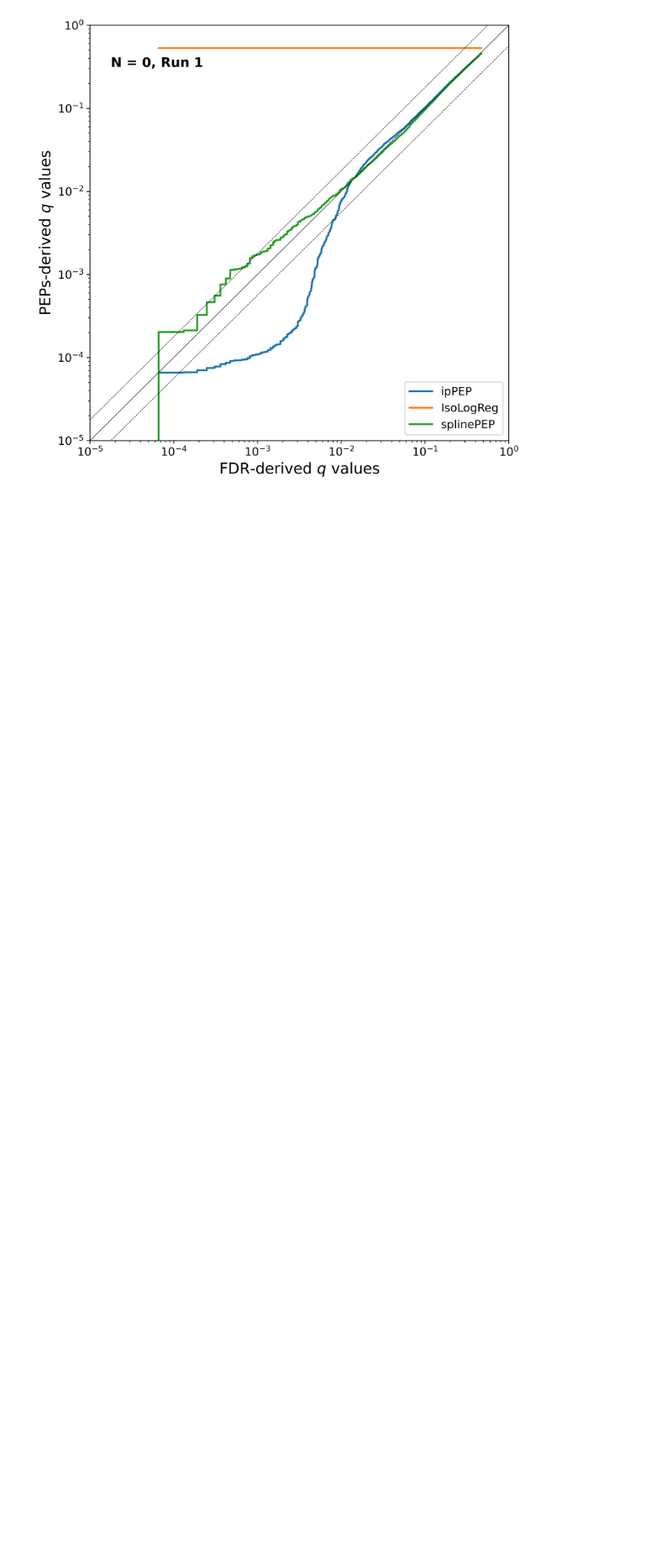
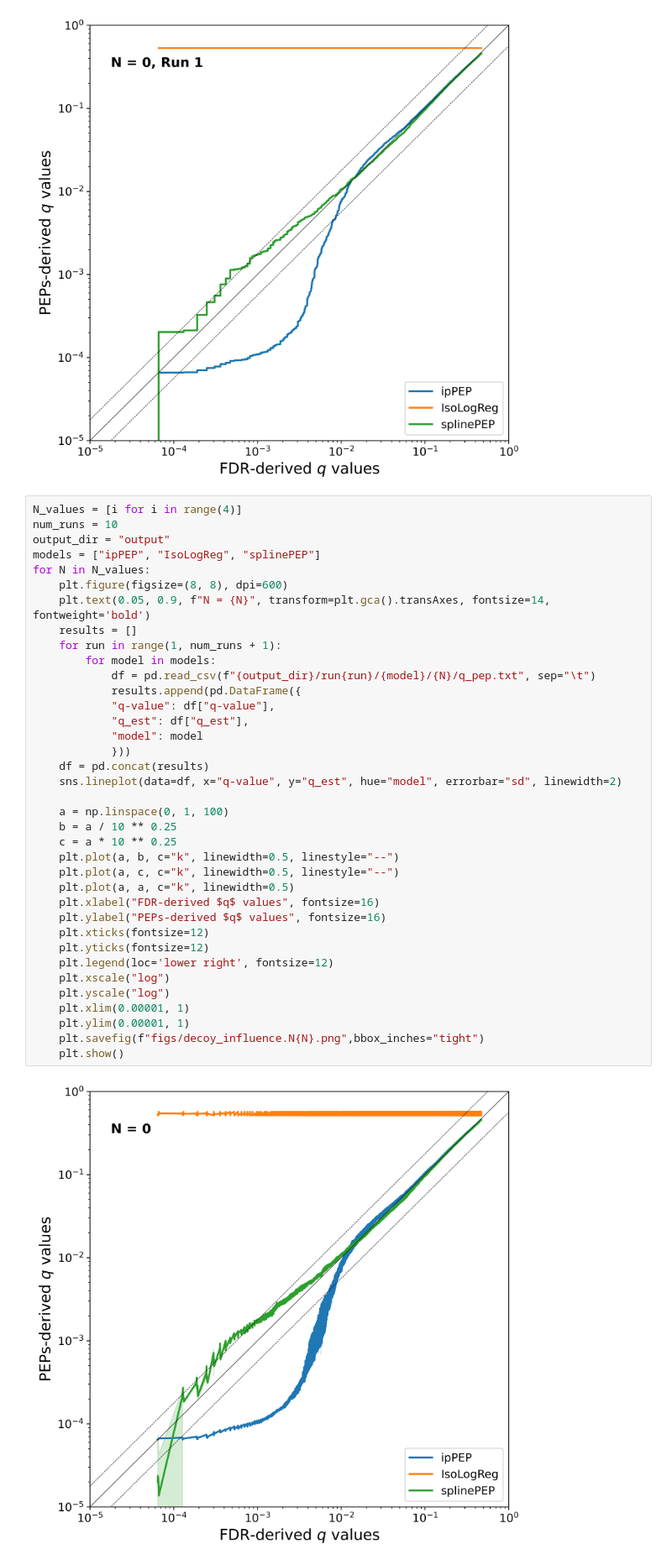
Before and after one commit to statisticalbiotechnology/smooth_q_to_pep, a Jupyter notebook: PercolatorPEP.ipynb, the cells around one changed output. Shown at 84% size. Drawn from its saved outputs; the diff is of its cells as text; blank space fills up the shorter version.

Commit message:
add Q-Q plots with 10 runs

```diff
--- a/PercolatorPEP.ipynb
+++ b/PercolatorPEP.ipynb
@@ -52,3 +53,42 @@ plt.ylim(0.00001, 1)
 plt.show()
 # %% [output]
 [figure]
+# %%
+N_values = [i for i in range(4)]
+num_runs = 10
+output_dir = "output"
+models = ["ipPEP", "IsoLogReg", "splinePEP"]
+for N in N_values:
+    plt.figure(figsize=(8, 8), dpi=600)
+    plt.text(0.05, 0.9, f"N = {N}", transform=plt.gca().transAxes, fontsize=14, fontweight='bold')
+    results = []
+    for run in range(1, num_runs + 1):
+        for model in models:
+            df = pd.read_csv(f"{output_dir}/run{run}/{model}/{N}/q_pep.txt", sep="\t")
+            results.append(pd.DataFrame({
+            "q-value": df["q-value"],
+            "q_est": df["q_est"],
+            "model": model
+            }))
+    df = pd.concat(results)
+    sns.lineplot(data=df, x="q-value", y="q_est", hue="model", errorbar="sd", linewidth=2)
+
+    a = np.linspace(0, 1, 100)
+    b = a / 10 ** 0.25
+    c = a * 10 ** 0.25
+    plt.plot(a, b, c="k", linewidth=0.5, linestyle="--")
+    plt.plot(a, c, c="k", linewidth=0.5, linestyle="--")
+    plt.plot(a, a, c="k", linewidth=0.5)
+    plt.xlabel("FDR-derived $q$ values", fontsize=16)
+    plt.ylabel("PEPs-derived $q$ values", fontsize=16)
+    plt.xticks(fontsize=12)
+    plt.yticks(fontsize=12)
+    plt.legend(loc='lower right', fontsize=12)
+    plt.xscale("log")
+    plt.yscale("log")
+    plt.xlim(0.00001, 1)
+    plt.ylim(0.00001, 1)
+    plt.savefig(f"figs/decoy_influence.N{N}.png",bbox_inches="tight")
+    plt.show()
+# %% [output]
+[figure, added]
```
Also changed, not shown: parts of 2 cells of this notebook, 4 other files.
